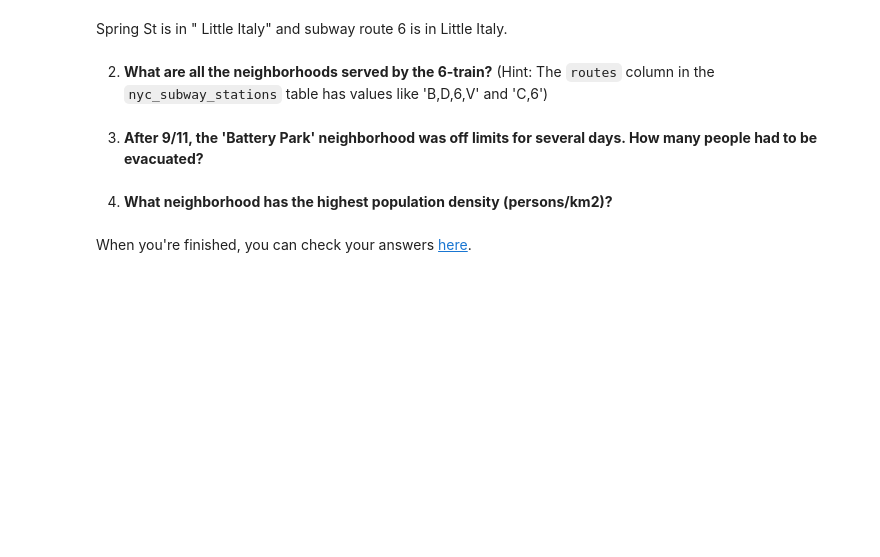
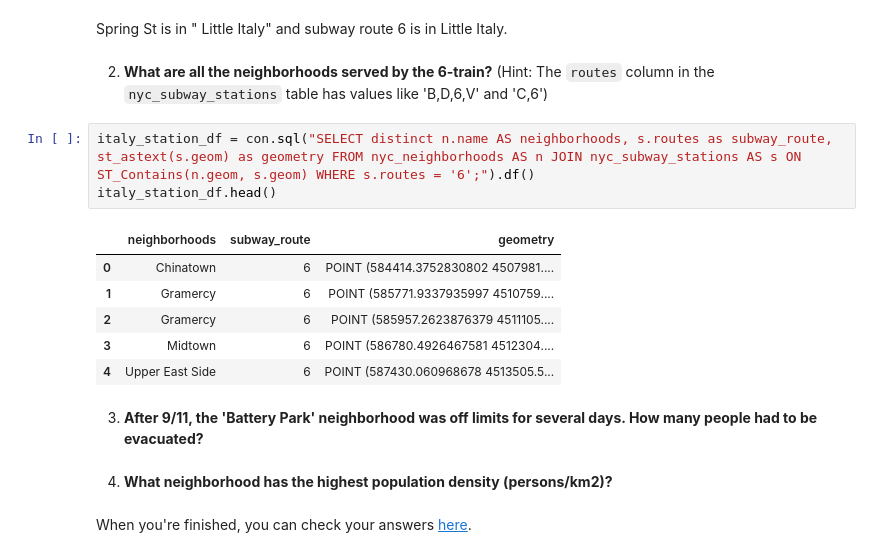
Before and after one commit to Aurora-77777/CASA0005, a Jupyter notebook: notebooks/W04_postgis2.ipynb, the cells around one changed output. Drawn from its saved outputs; the diff is of its cells as text; blank space fills up the shorter version.

```diff
--- a/notebooks/W04_postgis2.ipynb
+++ b/notebooks/W04_postgis2.ipynb
@@ -173,6 +173,16 @@ italy_station_df.explore()
 Spring St is in " Little Italy" and subway route 6 is in Little Italy.
 # %% [markdown]
 2. **What are all the neighborhoods served by the 6-train?** (Hint: The `routes` column in the `nyc_subway_stations` table has values like \'B,D,6,V\' and \'C,6\')
+# %%
+italy_station_df = con.sql("SELECT distinct n.name AS neighborhoods, s.routes as subway_route, st_astext(s.geom) as geometry FROM nyc_neighborhoods AS n JOIN nyc_subway_stations AS s ON ST_Contains(n.geom, s.geom) WHERE s.routes = '6';").df()
+italy_station_df.head()
+# %% [output]
+|  | neighborhoods | subway_route | geometry |
+| 0 | Chinatown | 6 | POINT (584414.3752830802 4507981.... |
+| 1 | Gramercy | 6 | POINT (585771.9337935997 4510759.... |
+| 2 | Gramercy | 6 | POINT (585957.2623876379 4511105.... |
+| 3 | Midtown | 6 | POINT (586780.4926467581 4512304.... |
+| 4 | Upper East Side | 6 | POINT (587430.060968678 4513505.5... |
 # %% [markdown]
 3. **After 9/11, the \'Battery Park\' neighborhood was off limits for several days. How many people had to be evacuated?**
 # %% [markdown]
```
